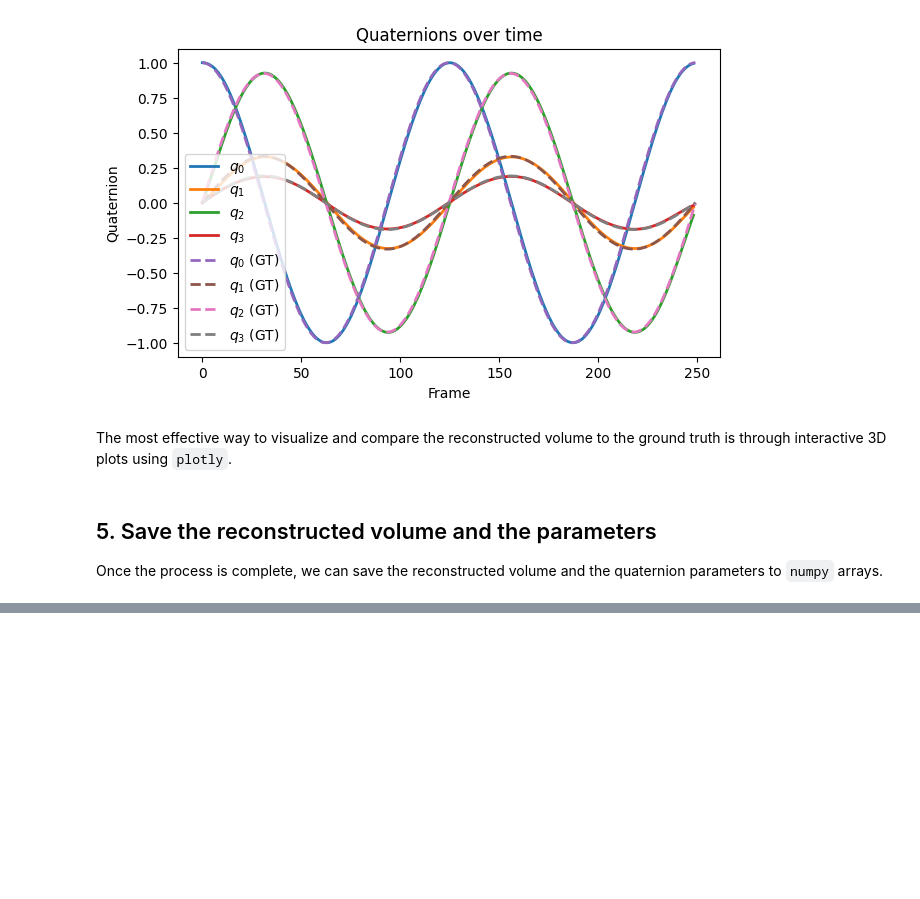
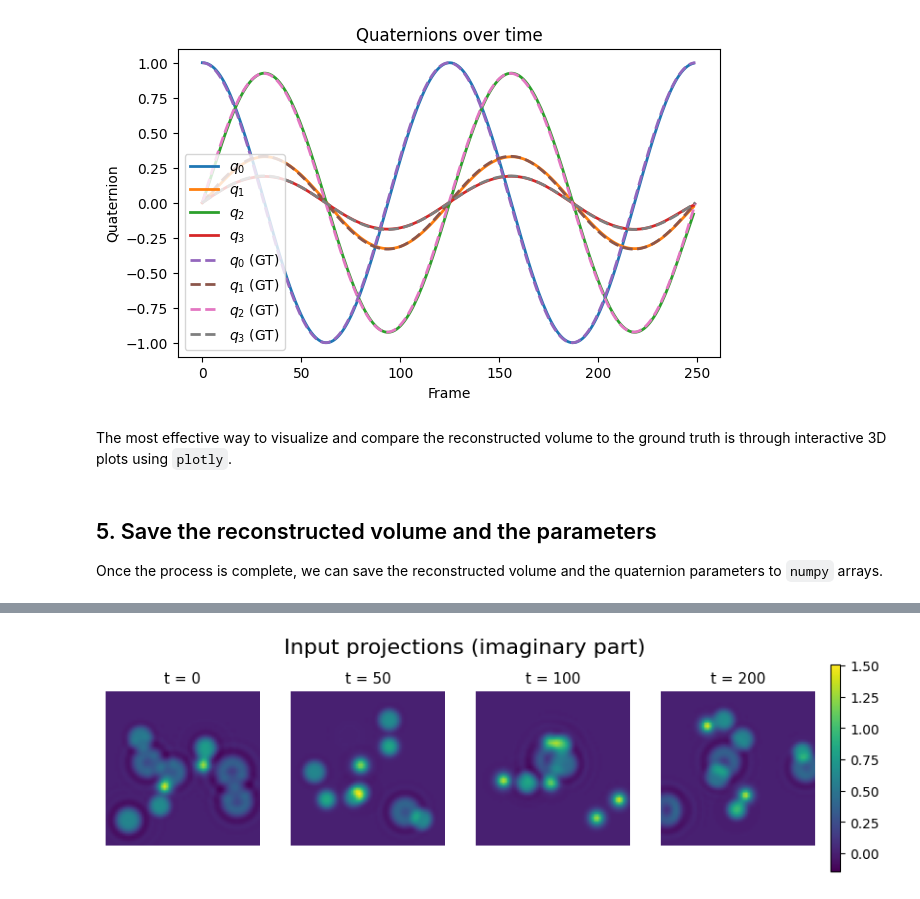
Before and after one commit to SkariZ/TomoDpDt, a Jupyter notebook: Notebooks/1.Brightfield_base_notebook.ipynb, the cells around one changed output, grey strips where cells are left out. Cells and saved outputs as stored; diff of their text form; code cells hidden in the pictures; blank space fills up the shorter version.

```diff
--- a/Notebooks/1.Brightfield_base_notebook.ipynb
+++ b/Notebooks/1.Brightfield_base_notebook.ipynb
@@ -682,0 +872,37 @@ Once the process is complete, we can save the reconstructed volume and the quate
+# %%
+import matplotlib.pyplot as plt
+import numpy as np
+
+# -------------------------------------------------
+# Replace with your real input images (all same shape)
+# -------------------------------------------------
+I0   = projections[0, 1].cpu().numpy()
+I50  = projections[50, 1].cpu().numpy()
+I100 = projections[100, 1].cpu().numpy()
+I200 = projections[200, 1].cpu().numpy()
+
+images = [I0, I50, I100, I200]
+titles = ["t = 0", "t = 50", "t = 100", "t = 200"]
+
+# -------------------------------------------------
+# Plot 1×4 layout
+# -------------------------------------------------
+fig, axs = plt.subplots(1, 4, figsize=(10, 2.8))
+
+for ax, img, title in zip(axs, images, titles):
+    im = ax.imshow(img, vmin=vmin, vmax=vmax)
+    ax.set_title(title, fontsize=11)
+    ax.set_xticks([])
+    ax.set_yticks([])
+    for spine in ax.spines.values():
+        spine.set_visible(False)
+
+# One shared colorbar
+fig.colorbar(im, ax=axs, fraction=0.025, pad=0.02)
+
+fig.suptitle("Input projections (imaginary part)", fontsize=16)
+
+#plt.tight_layout(rect=[0, 0, 1, 0.95])
+plt.show()
+# %% [output]
+[figure, added]
```
Also changed, not shown: parts of 14 cells of this notebook, 10 other files.
